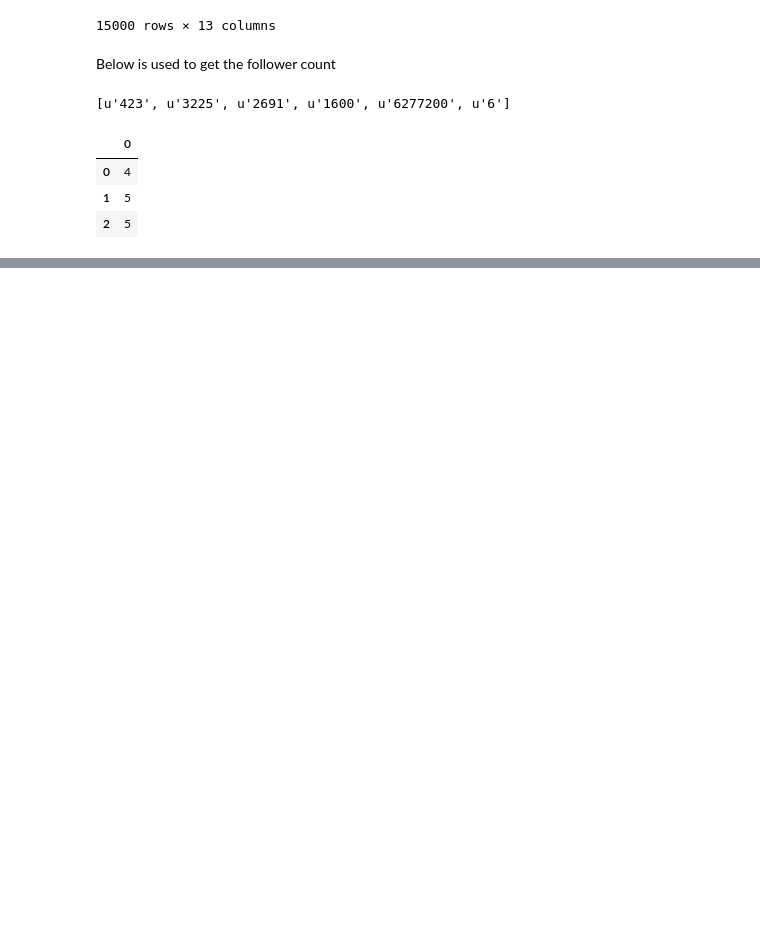
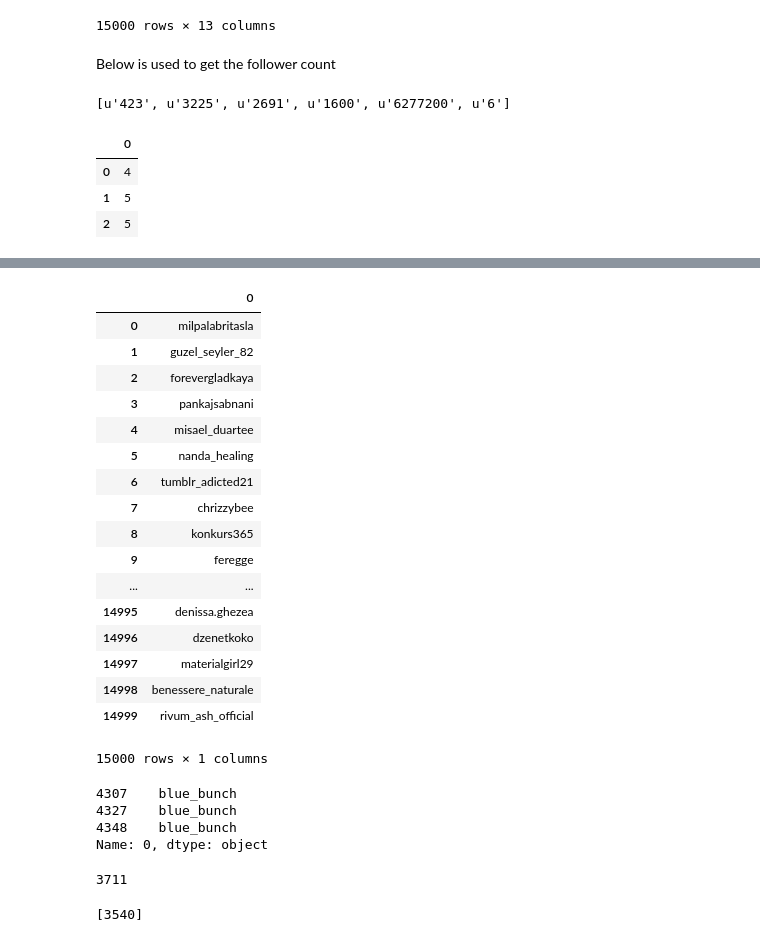
Before and after one commit to thunter009/Instapredict, a Jupyter notebook: scrapers/Instagim.ipynb, the cells around one changed output, grey strips where cells are left out. Cells and saved outputs as stored; diff of their text form; code cells hidden in the pictures; blank space fills up the shorter version.

```diff
--- a/scrapers/Instagim.ipynb
+++ b/scrapers/Instagim.ipynb
@@ -270,0 +295,22 @@ print followers.text
+# %%
+users = pd.DataFrame([x.replace('@','') for x in users['user']])
+users
+# %% [output]
+|  | 0 |
+| 0 | milpalabritasla |
+| 1 | guzel_seyler_82 |
+| 2 | forevergladkaya |
+| 3 | pankajsabnani |
+| 4 | misael_duartee |
+| 5 | nanda_healing |
+| 6 | tumblr_adicted21 |
+| 7 | chrizzybee |
+| 8 | konkurs365 |
+| 9 | feregge |
+| ... | ... |
+| 14995 | denissa.ghezea |
+| 14996 | dzenetkoko |
+| 14997 | materialgirl29 |
+| 14998 | benessere_naturale |
+| 14999 | rivum_ash_official |
+15000 rows × 1 columns
@@ -270,0 +319,16 @@ print followers.text
+# %%
+users[0][users[0] == 'blue_bunch']
+# %% [output]
+4307    blue_bunch
+4327    blue_bunch
+4348    blue_bunch
+Name: 0, dtype: object
+# %%
+x = users[0].unique()
+len(users[0].unique())
+# %% [output]
+3711
+# %%
+[i for i,y in enumerate(x) if y == 'criticalmass_photo']
+# %% [output]
+[3540]
```
Also changed, not shown: parts of 6 cells of this notebook, 9 other files.
